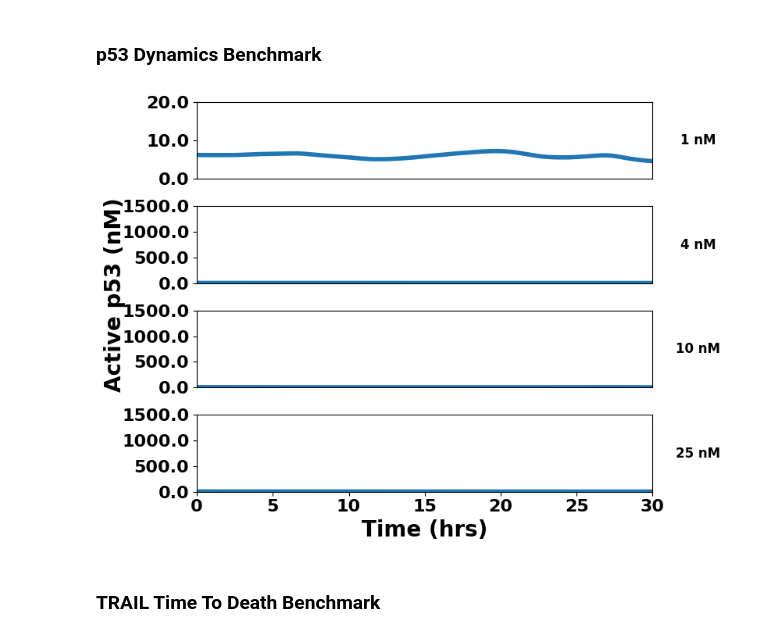
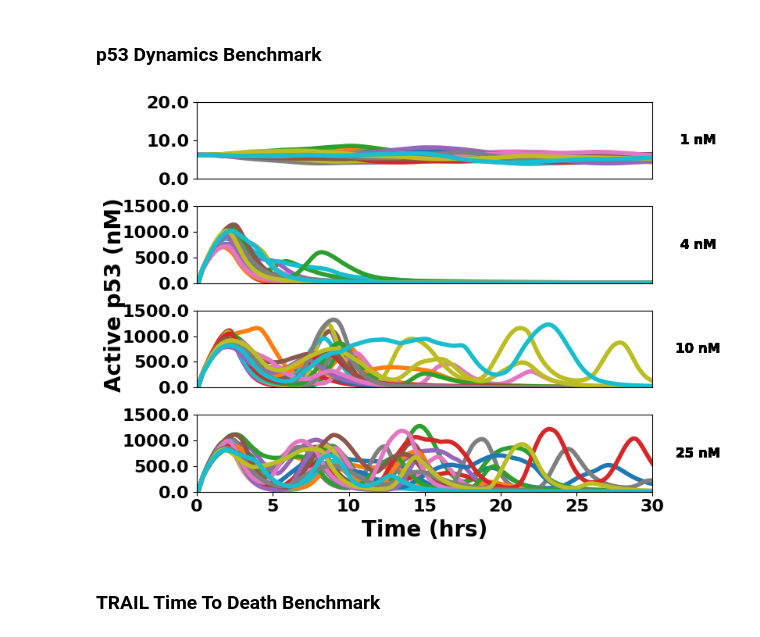
Before and after one commit to JonahRileyHuggins/SPARCED, a Jupyter notebook: SPARCED/src/validation/visualization/benchmark evaluation notebook.ipynb, the cells around one changed output. Cells and saved outputs as stored; diff of their text form; code cells hidden in the pictures.

```diff
--- a/SPARCED/src/validation/visualization/benchmark evaluation notebook.ipynb
+++ b/SPARCED/src/validation/visualization/benchmark evaluation notebook.ipynb
@@ -456,35 +456,35 @@ for i, condition in enumerate(conds_registry):
 
         if simulation in conds_registry[condition]:
 
-            ax.plot(data[simulation]['time']/3600, data[simulation]['simulation p53_pulse'], linewidth=4)
+            ax.plot(data[simulation]['p53_pulse']['time']/3600, data[simulation]['p53_pulse']['simulation'], linewidth=4)
             ax.text(
                     1.1, 0.5, condition_concentrations[i], horizontalalignment='center',
                     verticalalignment='center', transform=ax.transAxes, fontsize=12, weight='bold'
                     )
 
             if condition == 'DamageDSB_1':
                 ax.set_ylim(0, 20)
             else:
                 ax.set_ylim(0, 1500)
             # ax.set_title(condition)
             # ax.legend()
             ax.set_xlim(0, 30)
             ax.set_xticks([])
         if i==3:
             ax.set_xticks(np.arange(0, 31, step=5))
 
         ax.set_xticklabels(ax.get_xticks(), fontsize=16, weight='bold')
         ax.set_yticklabels(ax.get_yticks(), fontsize=16, weight='bold')
 plt.subplots_adjust(hspace=0.5)
         # Set the x-axis label
 axes[3].set_xlabel('Time (hrs)', weight='bold', fontsize=20)
 
 # Set the y-axis label
 fig.text(-0.01, 0.55, 'Active p53 (nM)', va='center', rotation='vertical', weight='bold', fontsize=20)
 plt.tight_layout()
 fig.savefig('p53-dynamics/results/{DATE_CONST}.png')
 # %% [output]
-[figure, old version]
+[figure, new version]
 # %% [markdown]
 ### TRAIL Time To Death Benchmark
 # %%
```
Also changed, not shown: parts of 5 cells of this notebook, 6 other files.
